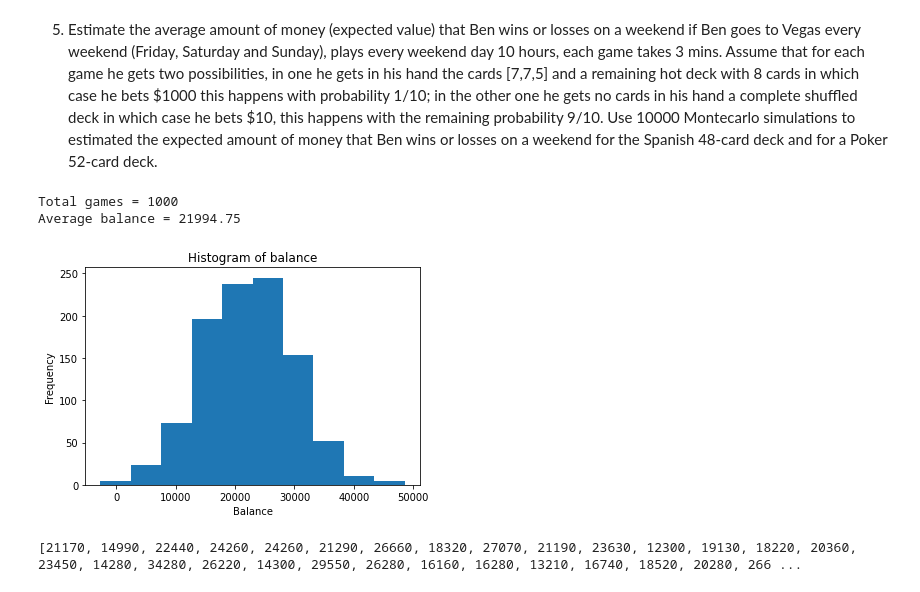
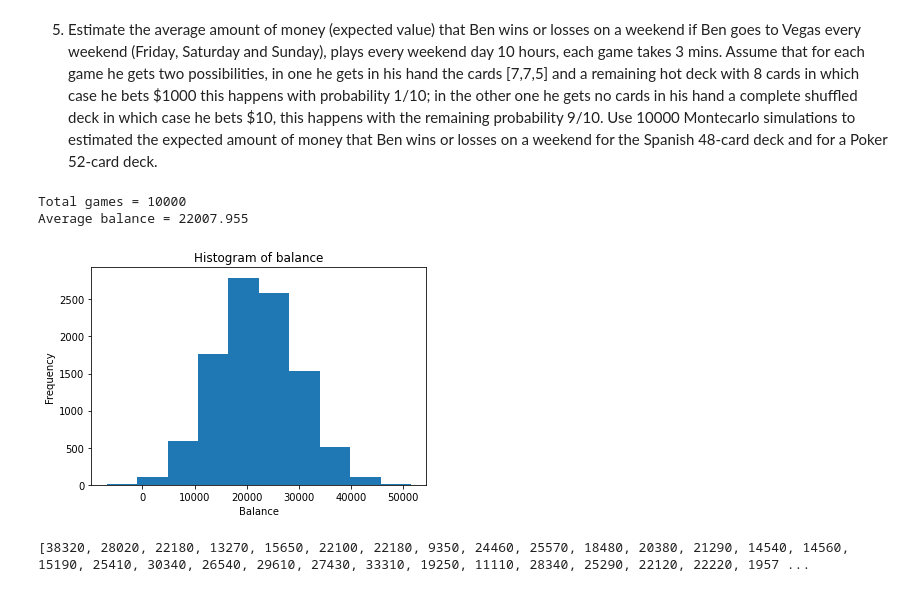
Before and after one commit to rcalvom/AlgorithmsUN2021I, a Jupyter notebook: Lab10/rcalvom21BlackjackGrClass2.ipynb, the cells around one changed output. Saved outputs shown, nothing was run; the diff lists cells and outputs as text; code cells hidden in the pictures.

```diff
--- a/Lab10/rcalvom21BlackjackGrClass2.ipynb
+++ b/Lab10/rcalvom21BlackjackGrClass2.ipynb
@@ -105,7 +105,7 @@ import numpy as np
 import statistics
 
 simulations = 10000000
-deck = [1, 2, 3, 4, 5, 6, 7, 10, 10, 10, 1, 2, 3, 4, 5, 6, 7, 8, 9, 10, 10, 10, 1, 2, 3, 4, 5, 6, 7, 8, 9, 10, 10, 10, 1, 2, 3, 4, 5, 6, 7, 8, 9, 10, 10, 10]
+deck = [1, 2, 3, 4, 5, 6, 7, 8, 9, 10, 10, 10, 1, 2, 3, 4, 5, 6, 7, 8, 9, 10, 10, 10, 1, 2, 3, 4, 5, 6, 7, 8, 9, 10, 10, 10, 1, 2, 3, 4, 5, 6, 7, 8, 9, 10, 10, 10]
 
 wins = 0
 loses = 0
@@ -151,7 +151,7 @@ import numpy as np
 import statistics
 
 simulations = 10000000
-deck = [1, 2, 3, 4, 5, 6, 7, 8, 9, 10, 11, 12, 13, 1, 2, 3, 4, 5, 6, 7, 8, 9, 10, 10, 10, 10, 1, 2, 3, 4, 5, 6, 7, 8, 9, 10, 10, 10, 10, 1, 2, 3, 4, 5, 6, 7, 8, 9, 10, 10, 10, 10]
+deck = [1, 2, 3, 4, 5, 6, 7, 8, 9, 10, 10, 10, 10, 1, 2, 3, 4, 5, 6, 7, 8, 9, 10, 10, 10, 10, 1, 2, 3, 4, 5, 6, 7, 8, 9, 10, 10, 10, 10, 1, 2, 3, 4, 5, 6, 7, 8, 9, 10, 10, 10, 10]
 
 wins = 0
 loses = 0
@@ -198,8 +198,8 @@ import matplotlib.pyplot as plt
 import numpy as np
 import statistics
 
-simulations = 100
-deck = [1, 2, 3, 4, 5, 6, 7, 10, 11, 12, 1, 2, 3, 4, 5, 6, 7, 8, 9, 10, 11, 12, 1, 2, 3, 4, 5, 6, 7, 8, 9, 10, 11, 12, 1, 2, 3, 4, 5, 6, 7, 8, 9, 10, 11, 12]
+simulations = 10000000
+deck = [1, 2, 3, 4, 5, 6, 7, 8, 9, 10, 11, 12, 1, 2, 3, 4, 5, 6, 7, 8, 9, 10, 11, 12, 1, 2, 3, 4, 5, 6, 7, 8, 9, 10, 11, 12, 1, 2, 3, 4, 5, 6, 7, 8, 9, 10, 11, 12]
 deck_size = len(deck)
 
 wins = 0
@@ -215,9 +215,9 @@ for i in range(simulations):
   current_deck = deck.copy()
   while len(current_deck) > deck_size / 2:
     current_deck.pop(r.randrange(len(current_deck)))
-  count = 0
+  count = 7 + 7 + 5
   n_cards = 0
-  while count < 21 - (7 + 7 + 5):
+  while count < 21:
     pos = r.randrange(len(current_deck))
     card = current_deck.pop(pos)
     count += card
@@ -229,7 +229,7 @@ for i in range(simulations):
     loses += 1
 
 print("Total games = {0}".format(simulations))
-print("Winns = {0}, Loses = {1}".format(wins, loses))
+print("Wins = {0}, Loses = {1}".format(wins, loses))
 print("Estimated probability = {0}".format(wins / simulations))
 if len(list_cards) > 0:
   print("Average number of cards = {0}".format(statistics.mean(list_cards)))
@@ -252,8 +253,8 @@ import matplotlib.pyplot as plt
 import numpy as np
 import statistics
 
-simulations = 100
-deck = [1, 2, 3, 4, 5, 6, 7, 10, 11, 12, 13, 1, 2, 3, 4, 5, 6, 7, 8, 9, 10, 11, 12, 13, 1, 2, 3, 4, 5, 6, 7, 8, 9, 10, 11, 12, 13, 1, 2, 3, 4, 5, 6, 7, 8, 9, 10, 11, 12, 13]
+simulations = 10000000
+deck = [1, 2, 3, 4, 5, 6, 7, 8, 9, 10, 11, 12, 13, 1, 2, 3, 4, 5, 6, 7, 8, 9, 10, 11, 12, 13, 1, 2, 3, 4, 5, 6, 7, 8, 9, 10, 11, 12, 13, 1, 2, 3, 4, 5, 6, 7, 8, 9, 10, 11, 12, 13]
 deck_size = len(deck)
 
 wins = 0
@@ -397,7 +398,7 @@ import matplotlib.pyplot as plt
 import numpy as np
 import statistics
 
-simulations = 1000
+simulations = 10000
 balance_list = []
 
 for i in range(simulations):
@@ -412,35 +413,35 @@ for i in range(simulations):
         card = deck.pop(pos)
         count += card
       if count == 21:
         balance += 1000
       else:
         balance -= 1000
     else:
-      deck = [1, 2, 3, 4, 5, 6, 7, 10, 11, 12, 1, 2, 3, 4, 5, 6, 7, 8, 9, 10, 11, 12, 1, 2, 3, 4, 5, 6, 7, 8, 9, 10, 11, 12, 1, 2, 3, 4, 5, 6, 7, 8, 9, 10, 11, 12]
+      deck = [1, 2, 3, 4, 5, 6, 7, 8, 9, 10, 11, 12, 1, 2, 3, 4, 5, 6, 7, 8, 9, 10, 11, 12, 1, 2, 3, 4, 5, 6, 7, 8, 9, 10, 11, 12, 1, 2, 3, 4, 5, 6, 7, 8, 9, 10, 11, 12]
       count = 0
       while count < 21:
         pos = r.randrange(len(deck))
         card = deck.pop(pos)
         count += card
       if count == 21:
         balance += 10
       else:
         balance -= 10
     remaining_games -= 1
   balance_list.append(balance)
 
 print("Total games = {0}".format(simulations))
 print("Average balance = {0}".format(statistics.mean(balance_list)))
 
 plt.hist(balance_list)
 plt.title("Histogram of balance")
 plt.xlabel("Balance")
 plt.ylabel("Frequency")
 plt.show()
 
 print(balance_list)
 # %% [output]
-Total games = 1000
-Average balance = 21994.75
+Total games = 10000
+Average balance = 22007.955
-[figure, old version]
+[figure, new version]
-[21170, 14990, 22440, 24260, 24260, 21290, 26660, 18320, 27070, 21190, 23630, 12300, 19130, 18220, 20360, 23450, 14280, 34280, 26220, 14300, 29550, 26280, 16160, 16280, 13210, 16740, 18520, 20280, 266 ...
+[38320, 28020, 22180, 13270, 15650, 22100, 22180, 9350, 24460, 25570, 18480, 20380, 21290, 14540, 14560, 15190, 25410, 30340, 26540, 29610, 27430, 33310, 19250, 11110, 28340, 25290, 22120, 22220, 1957 ...
```
Also changed, not shown: parts of 7 cells of this notebook.
